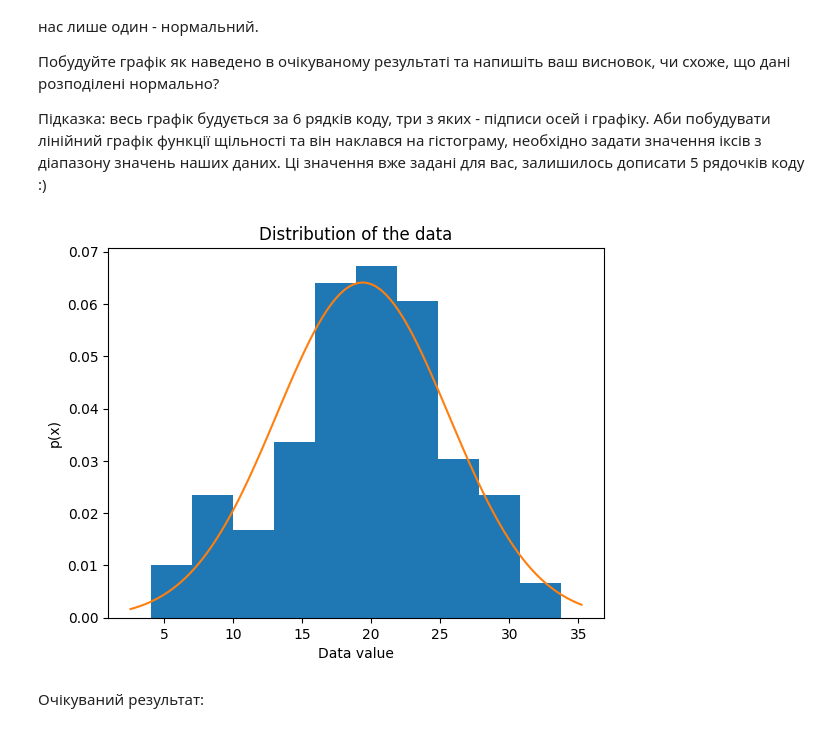
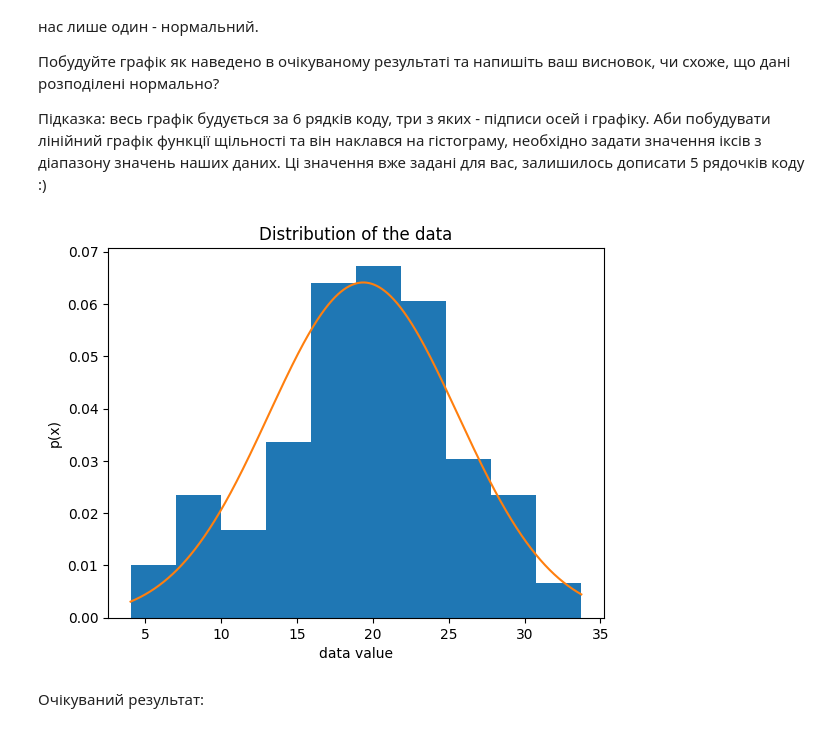
Before and after one commit to ORychok/homeworks, a Jupyter notebook: Rychok_"hw_6_3_Перевірка_вибірки_на_нормальність_ipynb".ipynb, the cells around one changed output. Cells and saved outputs as stored; diff of their text form; code cells hidden in the pictures.

```diff
--- a/Rychok_"hw_6_3_Перевірка_вибірки_на_нормальність_ipynb".ipynb
+++ b/Rychok_"hw_6_3_Перевірка_вибірки_на_нормальність_ipynb".ipynb
@@ -13,5 +13,4 @@ drive.mount('/content/drive')
 Drive already mounted at /content/drive; to attempt to forcibly remount, call drive.mount("/content/drive", force_remount=True).
 # %%
 data_path = '/content/drive/MyDrive/Python/data.csv'
-data = pd.read_csv(data_path)
-data.pop(data.columns[0])
+data = pd.read_csv(data_path, index_col=0).data.values
@@ -49,18 +35,15 @@ data.shape
 # %%
 import matplotlib.pyplot as plt
 from scipy.stats import norm
 
-plt.hist(data, bins=10, density=True)
-xmin, xmax = plt.xlim()
-x = np.linspace(xmin, xmax, 100)
-p = norm.pdf(x, np.mean(data), np.std(data))
-plt.plot(x, p)
-plt.xlabel('Data value')
+x_axis = np.arange(data.min(), data.max(), 0.01)
+plt.hist(data, density=True)
+plt.plot(x_axis, norm.pdf(x_axis, data.mean(), data.std()))
+plt.xlabel('data value')
 plt.ylabel('p(x)')
-plt.title('Distribution of the data')
-plt.show()
+plt.title('Distribution of the data');
 # %% [output]
-[figure, old version]
+[figure, new version]
 # %% [markdown]
 Очікуваний результат:
 # %% [markdown]
```
Also changed, not shown: parts of 4 cells of this notebook.
